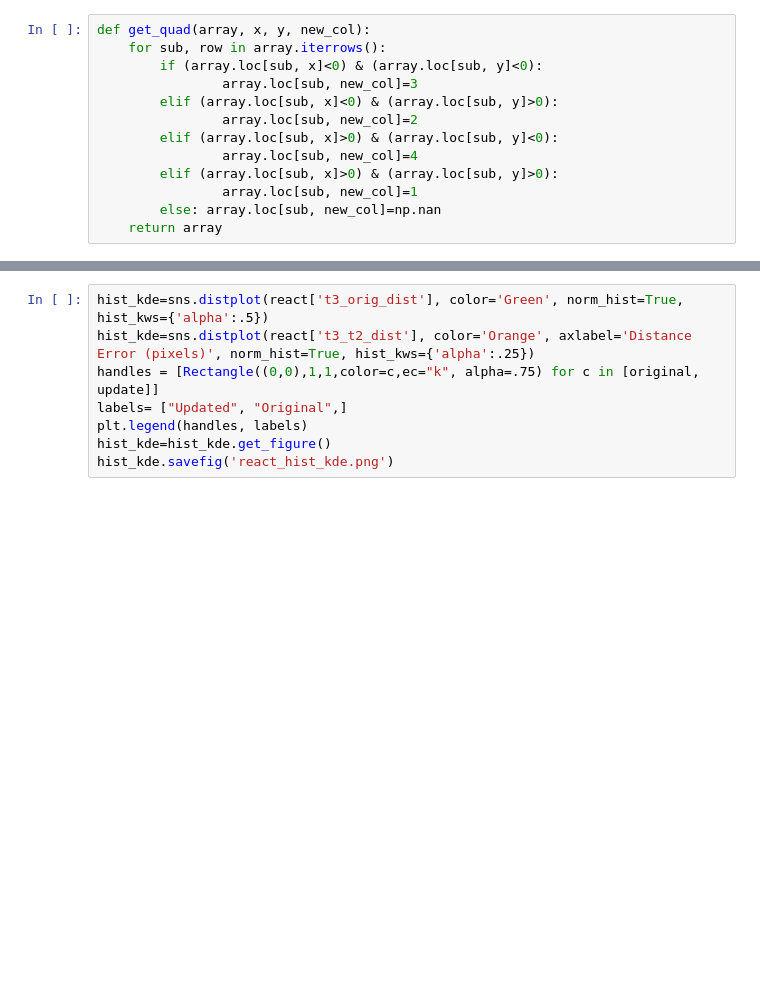
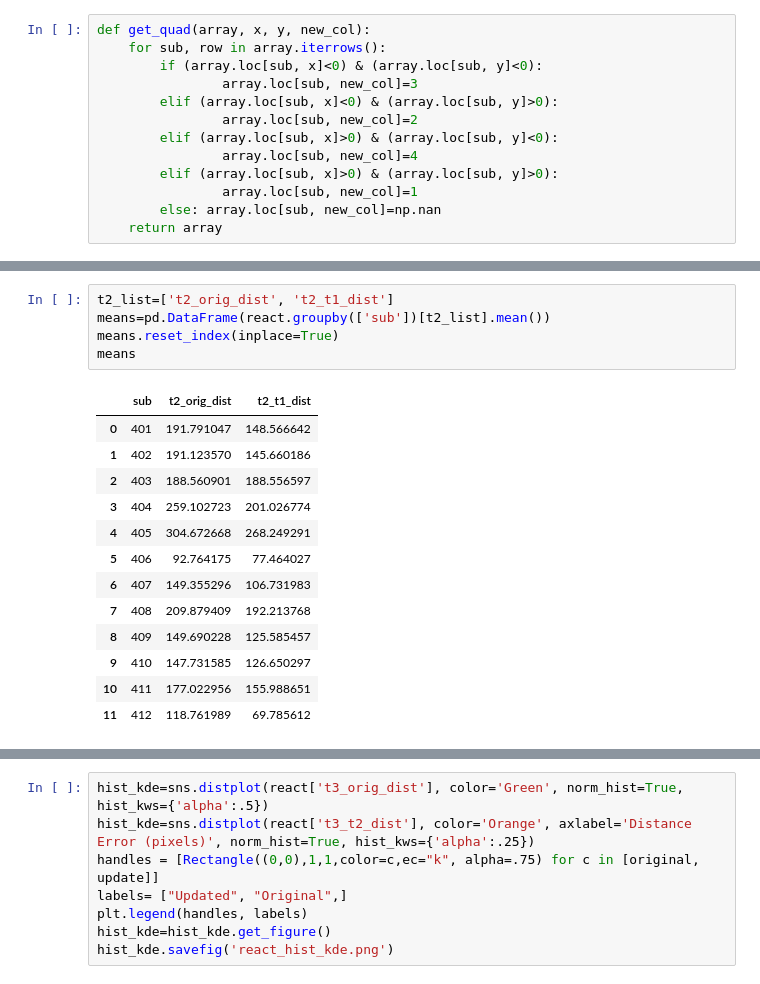
Before and after one commit to donnajobridge/data_visualizations, a Jupyter notebook: react/reactivation_visuals.ipynb, the cells around one changed output, grey strips where cells are left out. Cells and saved outputs as stored; diff of their text form; blank space fills up the shorter version.

```diff
--- a/react/reactivation_visuals.ipynb
+++ b/react/reactivation_visuals.ipynb
@@ -119,2 +120,21 @@ Index(['sub', 'x', 'y', 'x1', 'y1', 'x2', 'y2', 'x3', 'y3', 't1_rt', 't2_rt',
       dtype='object')
+# %%
+t2_list=['t2_orig_dist', 't2_t1_dist']
+means=pd.DataFrame(react.groupby(['sub'])[t2_list].mean())
+means.reset_index(inplace=True)
+means
+# %% [output]
+|  | sub | t2_orig_dist | t2_t1_dist |
+| 0 | 401 | 191.791047 | 148.566642 |
+| 1 | 402 | 191.123570 | 145.660186 |
+| 2 | 403 | 188.560901 | 188.556597 |
+| 3 | 404 | 259.102723 | 201.026774 |
+| 4 | 405 | 304.672668 | 268.249291 |
+| 5 | 406 | 92.764175 | 77.464027 |
+| 6 | 407 | 149.355296 | 106.731983 |
+| 7 | 408 | 209.879409 | 192.213768 |
+| 8 | 409 | 149.690228 | 125.585457 |
+| 9 | 410 | 147.731585 | 126.650297 |
+| 10 | 411 | 177.022956 | 155.988651 |
+| 11 | 412 | 118.761989 | 69.785612 |
 # %%
```
Also changed, not shown: parts of 8 cells of this notebook, 6 other files.
